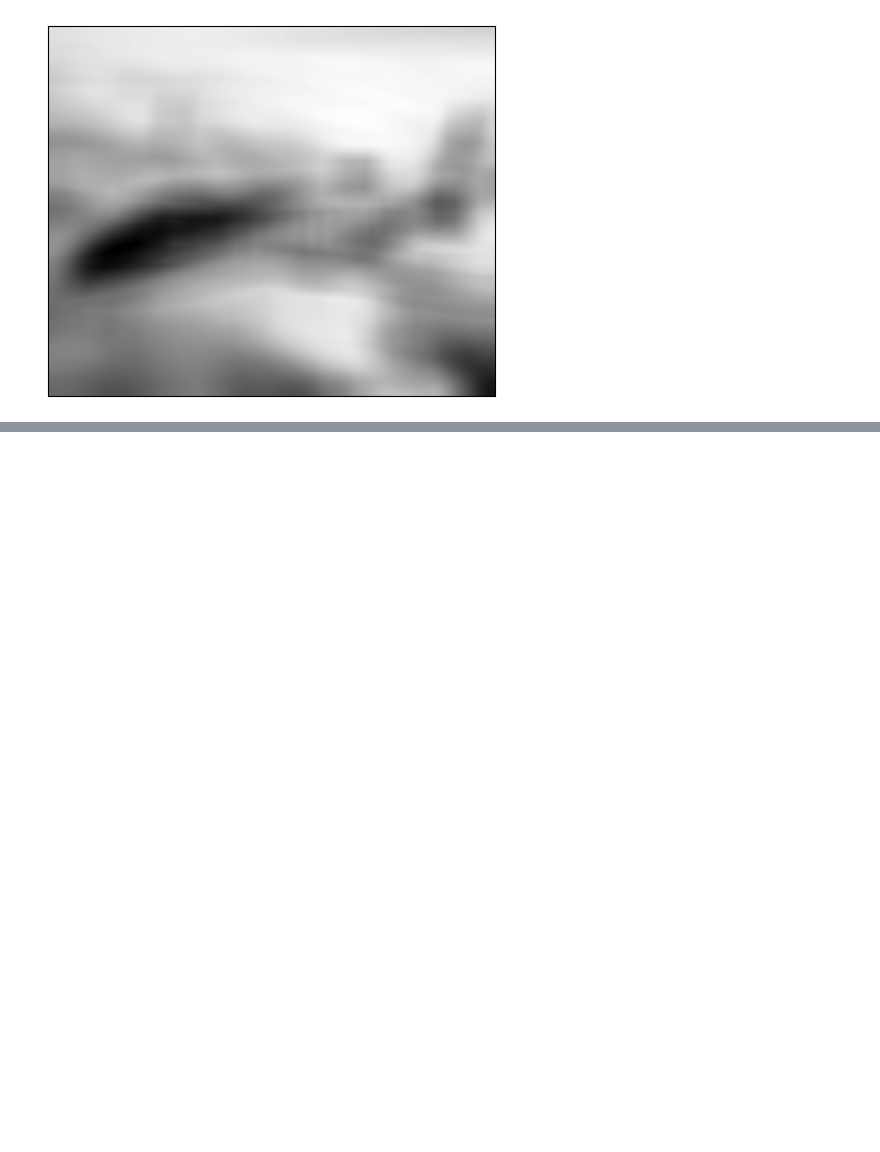
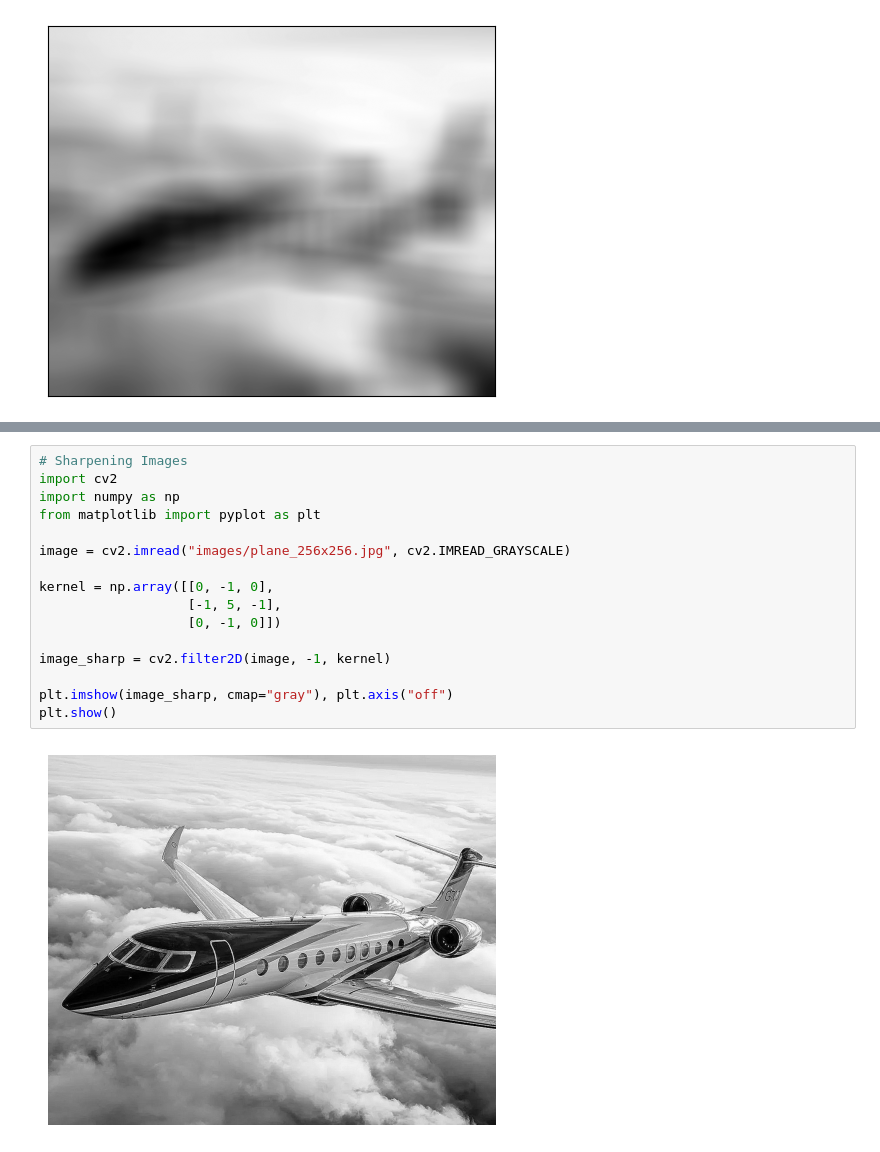
Before and after one commit to chrislizada/machine_learning, a Jupyter notebook: Machine_Learning_with_Python_Cookbook_EXERCISES/Ch8-Handling_Images/handling_images.ipynb, the cells around one changed output, grey strips where cells are left out. Cells and saved outputs as stored; diff of their text form; blank space fills up the shorter version.

```diff
--- a/Machine_Learning_with_Python_Cookbook_EXERCISES/Ch8-Handling_Images/handling_images.ipynb
+++ b/Machine_Learning_with_Python_Cookbook_EXERCISES/Ch8-Handling_Images/handling_images.ipynb
@@ -106,0 +124,18 @@ plt.show()
+# %%
+# Sharpening Images
+import cv2
+import numpy as np
+from matplotlib import pyplot as plt
+
+image = cv2.imread("images/plane_256x256.jpg", cv2.IMREAD_GRAYSCALE)
+
+kernel = np.array([[0, -1, 0],
+                   [-1, 5, -1],
+                   [0, -1, 0]])
+
+image_sharp = cv2.filter2D(image, -1, kernel)
+
+plt.imshow(image_sharp, cmap="gray"), plt.axis("off")
+plt.show()
+# %% [output]
+[figure, added]
```
Also changed, not shown: parts of 6 cells of this notebook.
